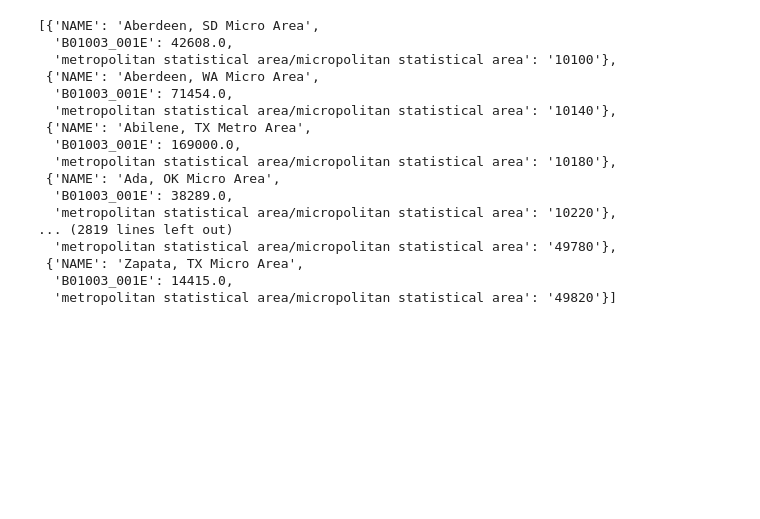
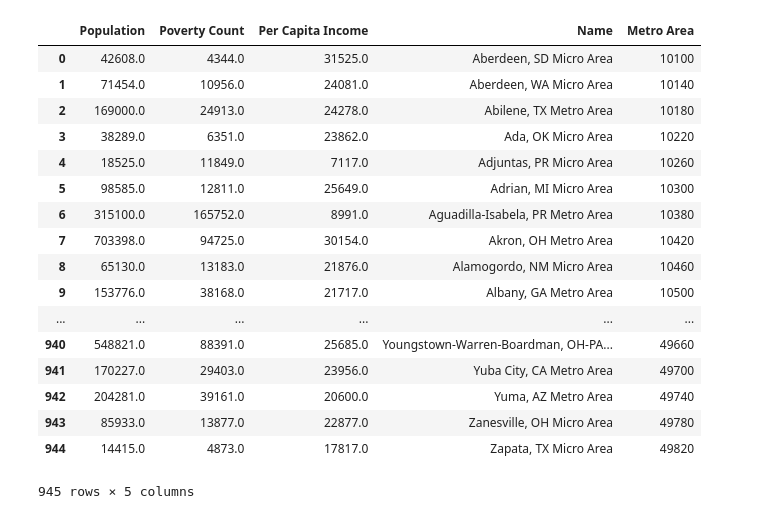
Before and after one commit to bendgame/Project-one, a Jupyter notebook: rural_v_urban_crime.ipynb, the cells around one changed output. Saved outputs shown, nothing was run; the diff lists cells and outputs as text; code cells hidden in the pictures; blank space fills up the shorter version.

Commit message:
requests for new fields from census api

```diff
--- a/rural_v_urban_crime.ipynb
+++ b/rural_v_urban_crime.ipynb
@@ -53,21 +53,28 @@ midwest_data.head(100)
 # %%
-census_data = c.acs5.get(("NAME", "B01003_001E"), {'for': 'metropolitan statistical area/micropolitan statistical area:*'})
+census_data = c.acs5.get(('NAME', 'B01003_001E', 'B19301_001E', 'B17001_002E'), {'for': 'metropolitan statistical area/micropolitan statistical area:*'})
 census_pd = pd.DataFrame(census_data)
+census_pd = census_pd.rename(columns={"B01003_001E": "Population",
+                                      "B19301_001E": "Per Capita Income",
+                                      "B17001_002E": "Poverty Count",
+                                      "NAME": "Name",
+                                      "metropolitan statistical area/micropolitan statistical area": "Metro Area"})
+census_pd
 # %% [output]
+|  | Population | Poverty Count | Per Capita Income | Name | Metro Area |
+| 0 | 42608.0 | 4344.0 | 31525.0 | Aberdeen, SD Micro Area | 10100 |
+| 1 | 71454.0 | 10956.0 | 24081.0 | Aberdeen, WA Micro Area | 10140 |
+| 2 | 169000.0 | 24913.0 | 24278.0 | Abilene, TX Metro Area | 10180 |
+| 3 | 38289.0 | 6351.0 | 23862.0 | Ada, OK Micro Area | 10220 |
+| 4 | 18525.0 | 11849.0 | 7117.0 | Adjuntas, PR Micro Area | 10260 |
+| 5 | 98585.0 | 12811.0 | 25649.0 | Adrian, MI Micro Area | 10300 |
+| 6 | 315100.0 | 165752.0 | 8991.0 | Aguadilla-Isabela, PR Metro Area | 10380 |
+| 7 | 703398.0 | 94725.0 | 30154.0 | Akron, OH Metro Area | 10420 |
+| 8 | 65130.0 | 13183.0 | 21876.0 | Alamogordo, NM Micro Area | 10460 |
+| 9 | 153776.0 | 38168.0 | 21717.0 | Albany, GA Metro Area | 10500 |
+| ... | ... | ... | ... | ... | ... |
+| 940 | 548821.0 | 88391.0 | 25685.0 | Youngstown-Warren-Boardman, OH-PA... | 49660 |
+| 941 | 170227.0 | 29403.0 | 23956.0 | Yuba City, CA Metro Area | 49700 |
+| 942 | 204281.0 | 39161.0 | 20600.0 | Yuma, AZ Metro Area | 49740 |
+| 943 | 85933.0 | 13877.0 | 22877.0 | Zanesville, OH Micro Area | 49780 |
+| 944 | 14415.0 | 4873.0 | 17817.0 | Zapata, TX Micro Area | 49820 |
-[{'NAME': 'Aberdeen, SD Micro Area',
-  'B01003_001E': 42608.0,
-  'metropolitan statistical area/micropolitan statistical area': '10100'},
- {'NAME': 'Aberdeen, WA Micro Area',
-  'B01003_001E': 71454.0,
-  'metropolitan statistical area/micropolitan statistical area': '10140'},
- {'NAME': 'Abilene, TX Metro Area',
-  'B01003_001E': 169000.0,
-  'metropolitan statistical area/micropolitan statistical area': '10180'},
- {'NAME': 'Ada, OK Micro Area',
-  'B01003_001E': 38289.0,
-  'metropolitan statistical area/micropolitan statistical area': '10220'},
-... (2819 lines left out)
-  'metropolitan statistical area/micropolitan statistical area': '49780'},
- {'NAME': 'Zapata, TX Micro Area',
-  'B01003_001E': 14415.0,
-  'metropolitan statistical area/micropolitan statistical area': '49820'}]
+945 rows × 5 columns
```
Also changed, not shown: parts of 2 cells of this notebook.
